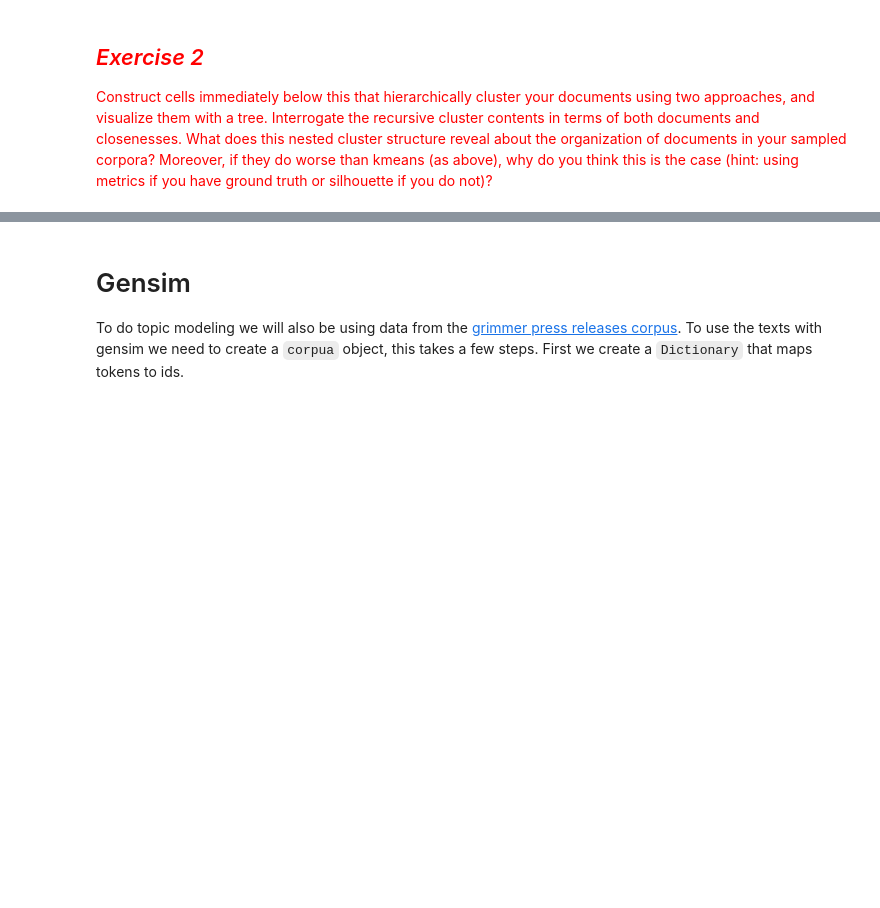
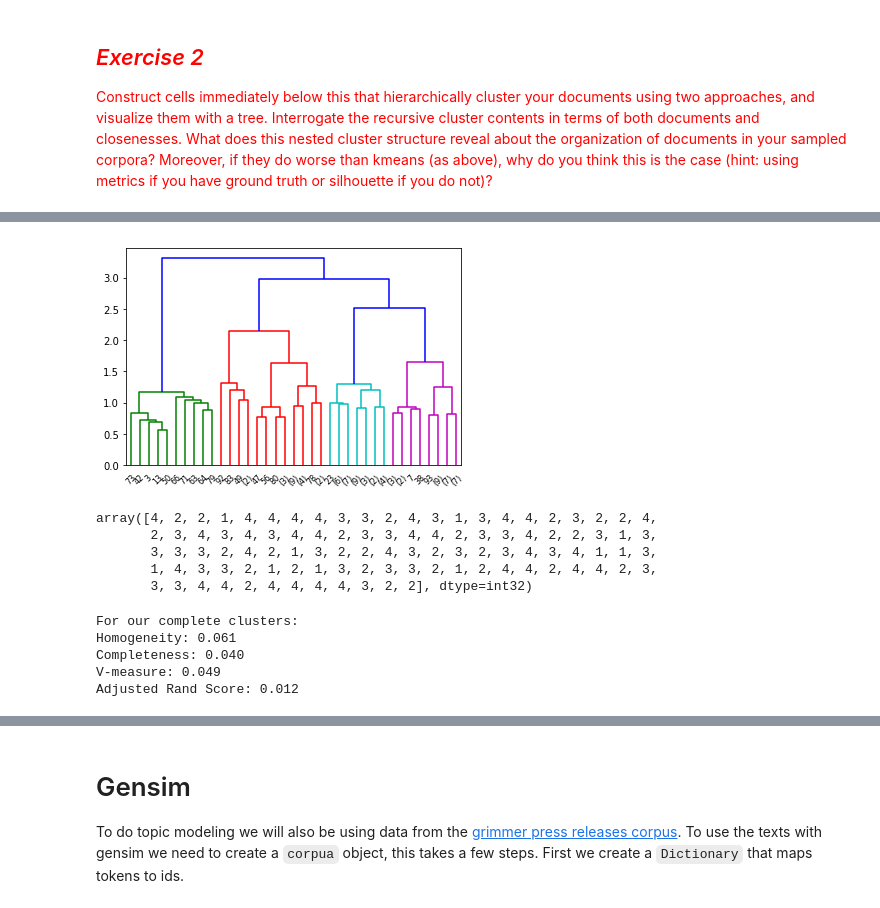
Before and after one commit to TimothyElder/content-analysis-2018, a Jupyter notebook: 3-Clustering-and-Topic-Modeling/3-Clustering-and-Topic-Modeling.ipynb, the cells around one changed output, grey strips where cells are left out. Saved outputs shown, nothing was run; the diff lists cells and outputs as text; code cells hidden in the pictures; blank space fills up the shorter version.

```diff
--- a/3-Clustering-and-Topic-Modeling/3-Clustering-and-Topic-Modeling.ipynb
+++ b/3-Clustering-and-Topic-Modeling/3-Clustering-and-Topic-Modeling.ipynb
@@ -812,0 +829,5 @@ SyntaxError: invalid syntax (<ipython-input-63-37099514d2c9>, line 8)
+# %%
+#initaalizes cluster finder
+Affinity = sklearn.cluster.AffinityPropagation()
+# %%
+Affinity.fit(plosTFVects)
@@ -964,0 +1038,22 @@ As we only used one senator for this there isn't any point in looking at the met
+# %%
+plosCoocMat = plosTFVects * plosTFVects.T
+#set the diagonal to 0 since we don't care how similar texts are to themselves
+plosCoocMat.setdiag(0)
+#Another way of relating the texts is with their cosine similarity
+#newsgroupsCosinMat1 = 1 - sklearn.metrics.pairwise.cosine_similarity(newsgroupsTFVects)
+#But generally word occurrence is more accurate
+
+ploslinkage_matrix = scipy.cluster.hierarchy.ward(plosCoocMat[:100, :100].toarray())
+# %%
+ax = scipy.cluster.hierarchy.dendrogram(ploslinkage_matrix, p=5, truncate_mode='level')
+# %% [output]
+[figure, added]
+# %%
+hierarchicalClusters = scipy.cluster.hierarchy.fcluster(ploslinkage_matrix, 4, 'maxclust')
+hierarchicalClusters
+# %% [output]
+array([4, 2, 2, 1, 4, 4, 4, 4, 3, 3, 2, 4, 3, 1, 3, 4, 4, 2, 3, 2, 2, 4,
+       2, 3, 4, 3, 4, 3, 4, 4, 2, 3, 3, 4, 4, 2, 3, 3, 4, 2, 2, 3, 1, 3,
+       3, 3, 3, 2, 4, 2, 1, 3, 2, 2, 4, 3, 2, 3, 2, 3, 4, 3, 4, 1, 1, 3,
+       1, 4, 3, 3, 2, 1, 2, 1, 3, 2, 3, 3, 2, 1, 2, 4, 4, 2, 4, 4, 2, 3,
+       3, 3, 4, 4, 2, 4, 4, 4, 4, 3, 2, 2], dtype=int32)
@@ -964,0 +1063,14 @@ As we only used one senator for this there isn't any point in looking at the met
+# %%
+linkage_matrix_full = scipy.cluster.hierarchy.ward(plosCoocMat.toarray())
+hierarchicalClusters_full = scipy.cluster.hierarchy.fcluster(ploslinkage_matrix_full, 4, 'maxclust')
+print("For our complete clusters:")
+print("Homogeneity: {:0.3f}".format(sklearn.metrics.homogeneity_score(plos_df['Journal Title'], hierarchicalClusters_full)))
+print("Completeness: {:0.3f}".format(sklearn.metrics.completeness_score(plos_df['Journal Title'], hierarchicalClusters_full)))
+print("V-measure: {:0.3f}".format(sklearn.metrics.v_measure_score(plos_df['Journal Title'], hierarchicalClusters_full)))
+print("Adjusted Rand Score: {:0.3f}".format(sklearn.metrics.adjusted_rand_score(plos_df['Journal Title'], hierarchicalClusters_full)))
+# %% [output]
+For our complete clusters:
+Homogeneity: 0.061
+Completeness: 0.040
+V-measure: 0.049
+Adjusted Rand Score: 0.012
```
Also changed, not shown: parts of 103 cells of this notebook.
